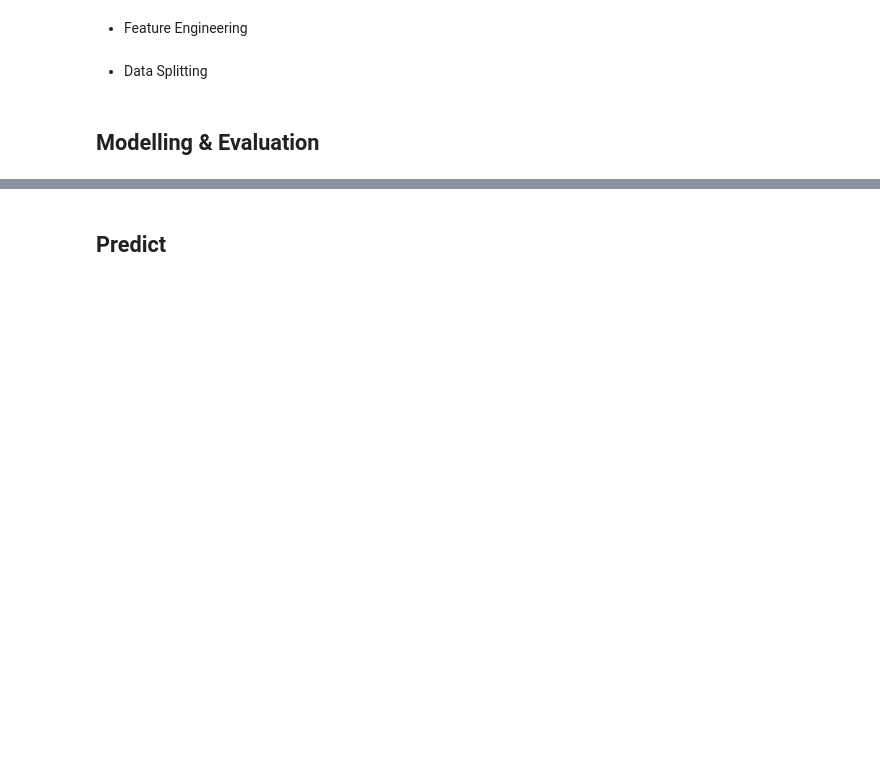
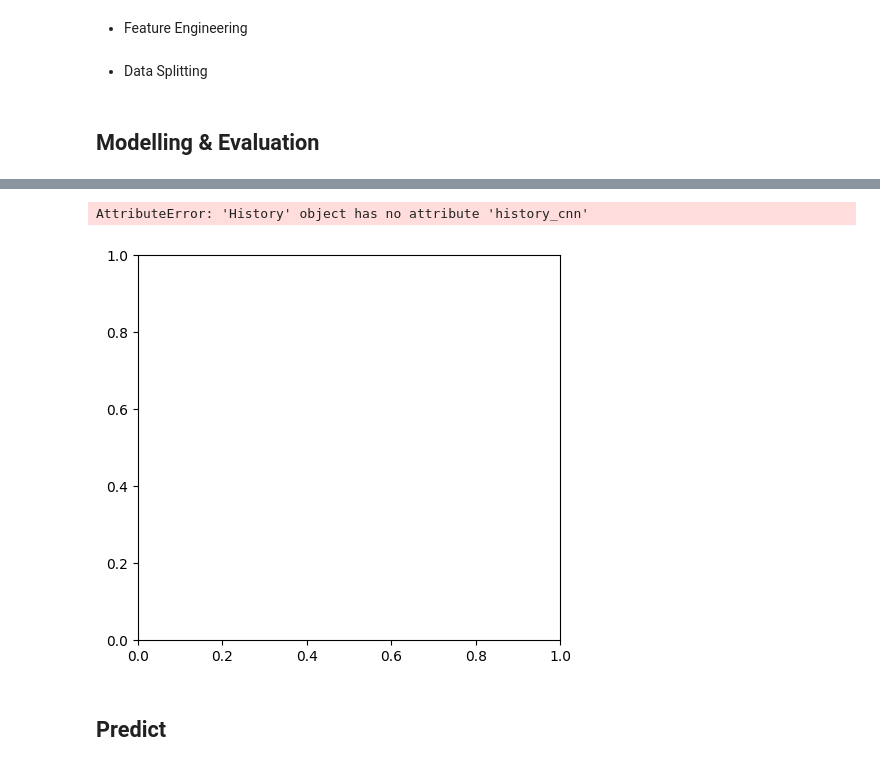
Before and after one commit to RizkyMlana/ML-PredictNumerical, a Jupyter notebook: notebooks/model.ipynb, the cells around one changed output, grey strips where cells are left out. Cells and saved outputs as stored; diff of their text form; code cells hidden in the pictures; blank space fills up the shorter version.

```diff
--- a/notebooks/model.ipynb
+++ b/notebooks/model.ipynb
@@ -275,3 +301,31 @@ MAE sekitar 36.30% dari rata-rata harga rumah.
+# %%
+# Plot Loss (MSE)
+plt.figure(figsize=(12, 5))
+
+plt.subplot(1, 2, 1)
+plt.plot(history.history_cnn['loss'], label='Train Loss (MSE)')
+plt.plot(history.history_cnn['val_loss'], label='Validation Loss (MSE)')
+plt.xlabel('Epoch')
+plt.ylabel('Loss')
+plt.title('Training vs Validation Loss')
+plt.legend()
+plt.grid(True)
+
+# Plot MAE
+plt.subplot(1, 2, 2)
+plt.plot(history.history_cnn['mae'], label='Train MAE')
+plt.plot(history.history_cnn['val_mae'], label='Validation MAE')
+plt.xlabel('Epoch')
+plt.ylabel('Mean Absolute Error')
+plt.title('Training vs Validation MAE')
+plt.legend()
+plt.grid(True)
+
+plt.tight_layout()
+plt.show()
+# %% [output]
+AttributeError: 'History' object has no attribute 'history_cnn'
+[figure, added]
 # %% [markdown]
 ## Predict
 # %%
```
Also changed, not shown: parts of 11 cells of this notebook.
